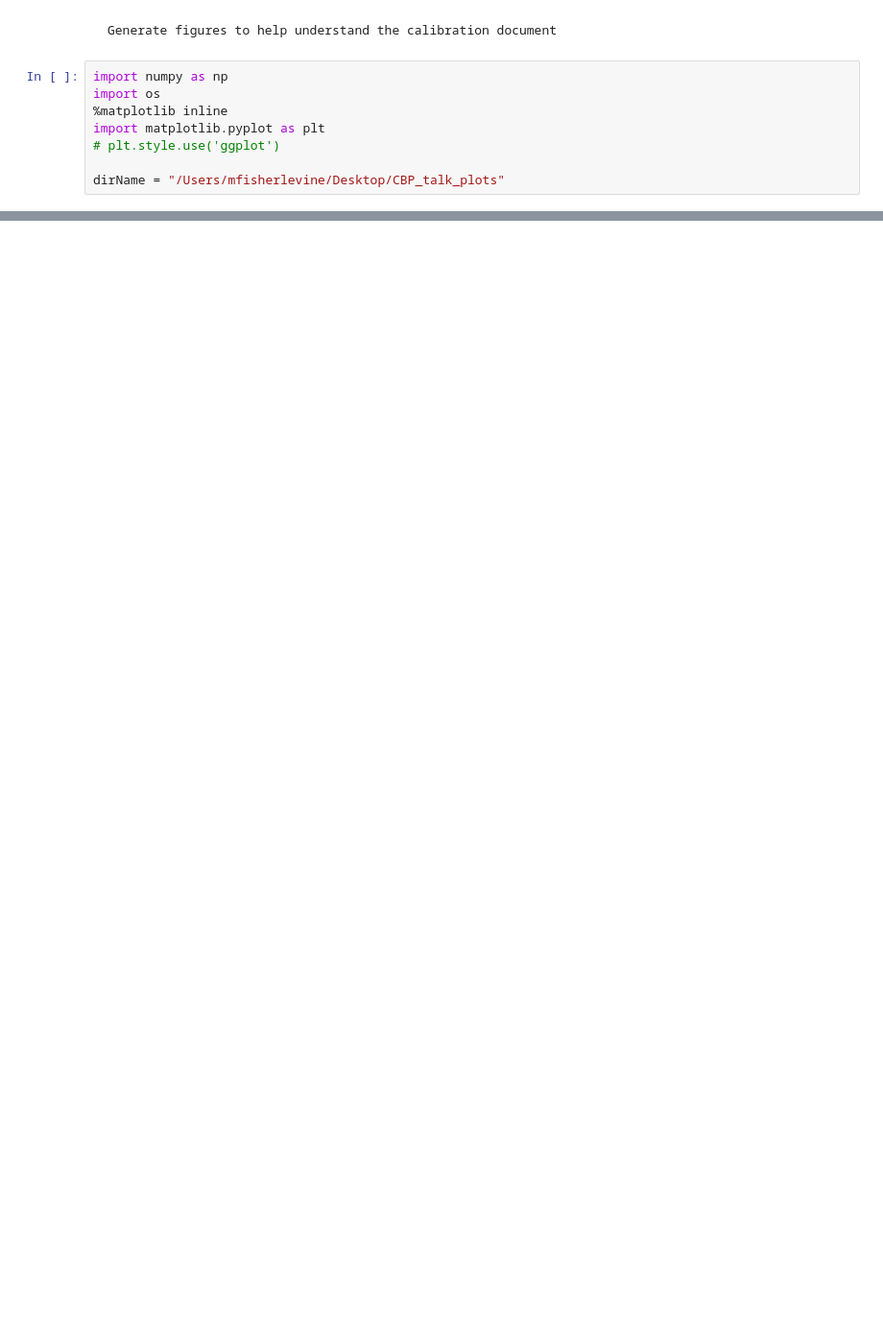
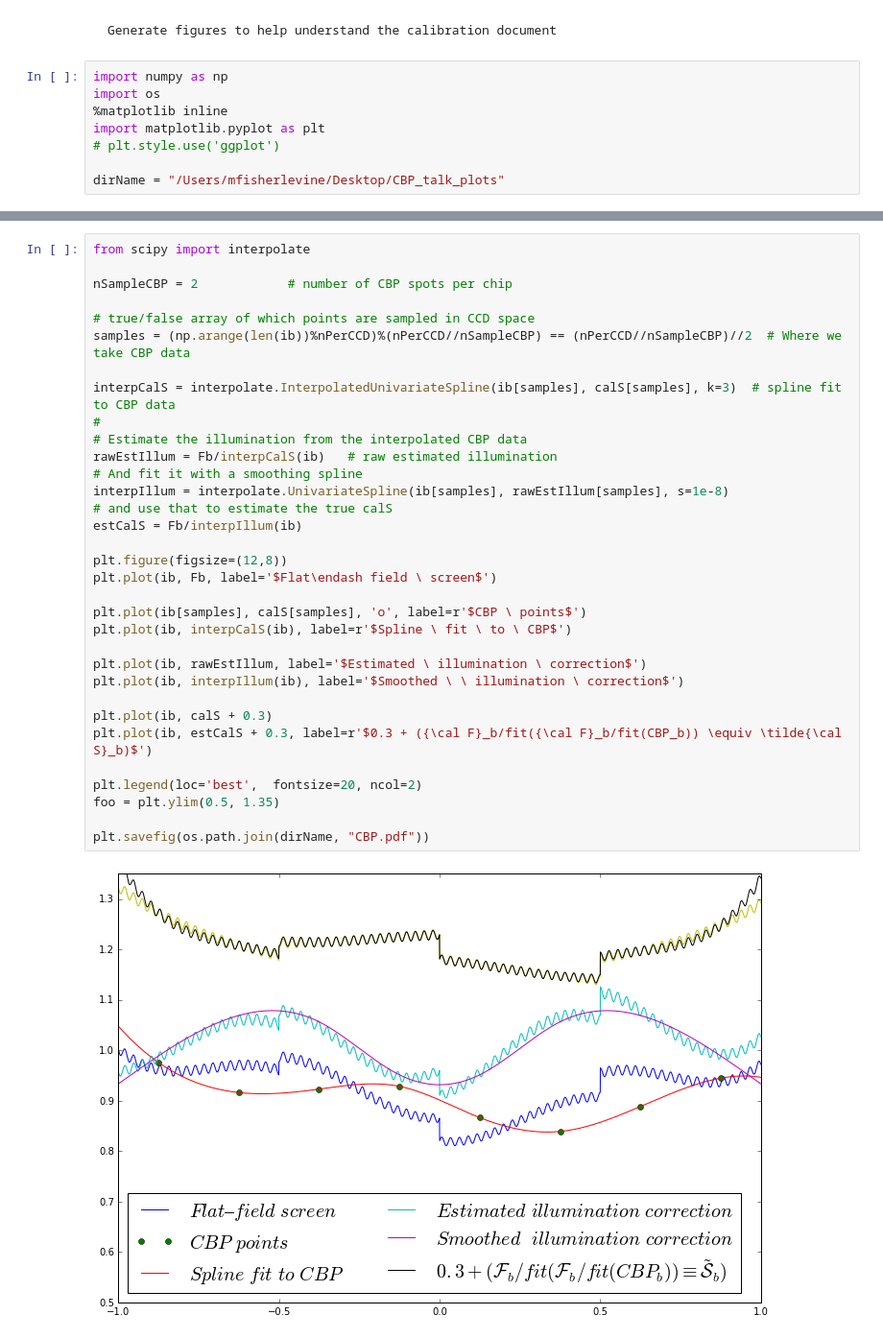
Before and after one commit to lsst-dm/calibration-scripts, a Jupyter notebook: cbp_spots_merlin.ipynb, the cells around one changed output, grey strips where cells are left out. Shown: that part at 96% size. Drawn from its saved outputs; the diff is of its cells as text; blank space fills up the shorter version.

```diff
--- a/cbp_spots_merlin.ipynb
+++ b/cbp_spots_merlin.ipynb
@@ -106,0 +113,35 @@ plt.savefig(os.path.join(dirName, "CBP-errors.pdf"))
+# %%
+from scipy import interpolate
+
+nSampleCBP = 2            # number of CBP spots per chip
+
+# true/false array of which points are sampled in CCD space
+samples = (np.arange(len(ib))%nPerCCD)%(nPerCCD//nSampleCBP) == (nPerCCD//nSampleCBP)//2  # Where we take CBP data
+
+interpCalS = interpolate.InterpolatedUnivariateSpline(ib[samples], calS[samples], k=3)  # spline fit to CBP data
+#
+# Estimate the illumination from the interpolated CBP data
+rawEstIllum = Fb/interpCalS(ib)   # raw estimated illumination
+# And fit it with a smoothing spline
+interpIllum = interpolate.UnivariateSpline(ib[samples], rawEstIllum[samples], s=1e-8)
+# and use that to estimate the true calS
+estCalS = Fb/interpIllum(ib)
+
+plt.figure(figsize=(12,8))
+plt.plot(ib, Fb, label='$Flat\endash field \ screen$')
+
+plt.plot(ib[samples], calS[samples], 'o', label=r'$CBP \ points$')
+plt.plot(ib, interpCalS(ib), label=r'$Spline \ fit \ to \ CBP$')
+
+plt.plot(ib, rawEstIllum, label='$Estimated \ illumination \ correction$')
+plt.plot(ib, interpIllum(ib), label='$Smoothed \ \ illumination \ correction$')
+
+plt.plot(ib, calS + 0.3)
+plt.plot(ib, estCalS + 0.3, label=r'$0.3 + ({\cal F}_b/fit({\cal F}_b/fit(CBP_b)) \equiv \tilde{\cal S}_b)$')
+
+plt.legend(loc='best',  fontsize=20, ncol=2)
+foo = plt.ylim(0.5, 1.35)
+
+plt.savefig(os.path.join(dirName, "CBP.pdf"))
+# %% [output]
+[figure, added]
```
Also changed, not shown: parts of 10 cells of this notebook.
